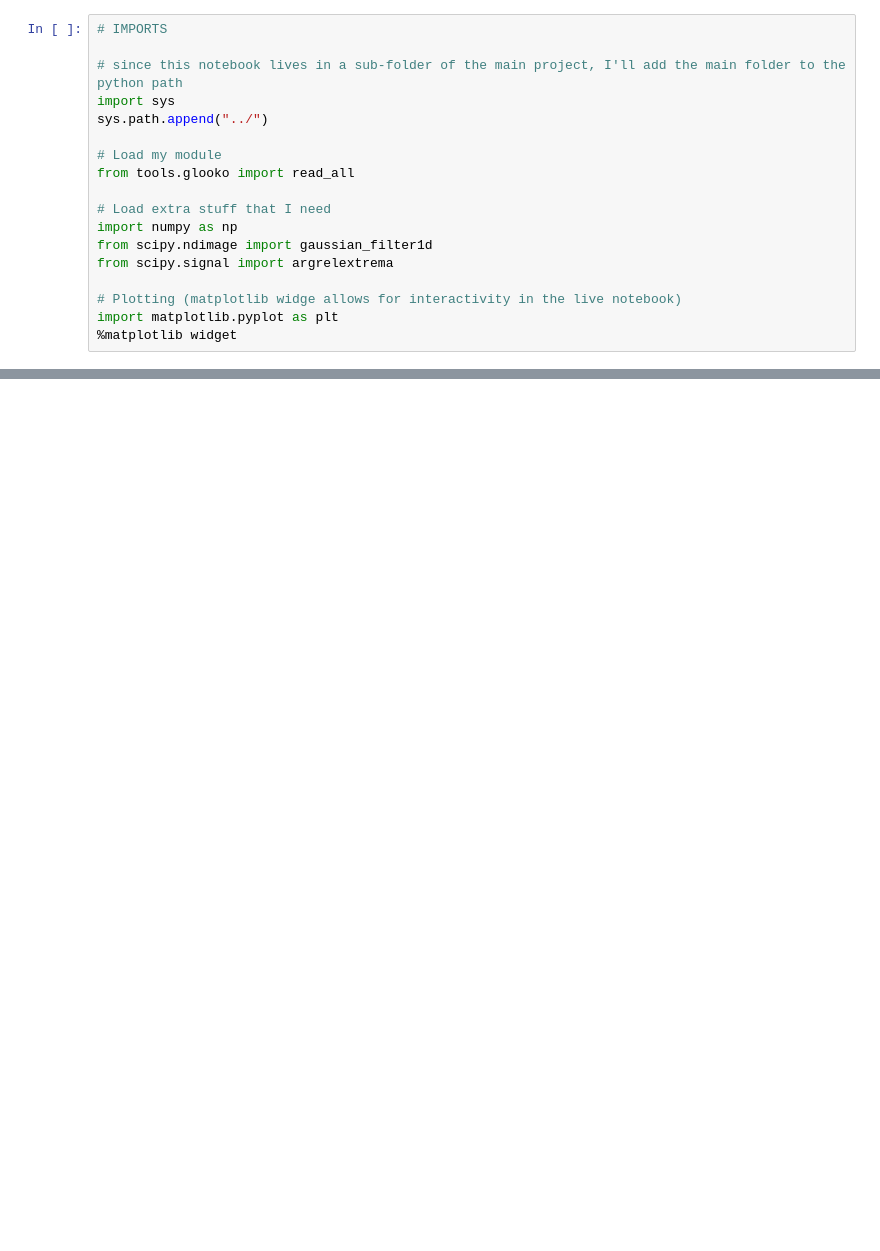
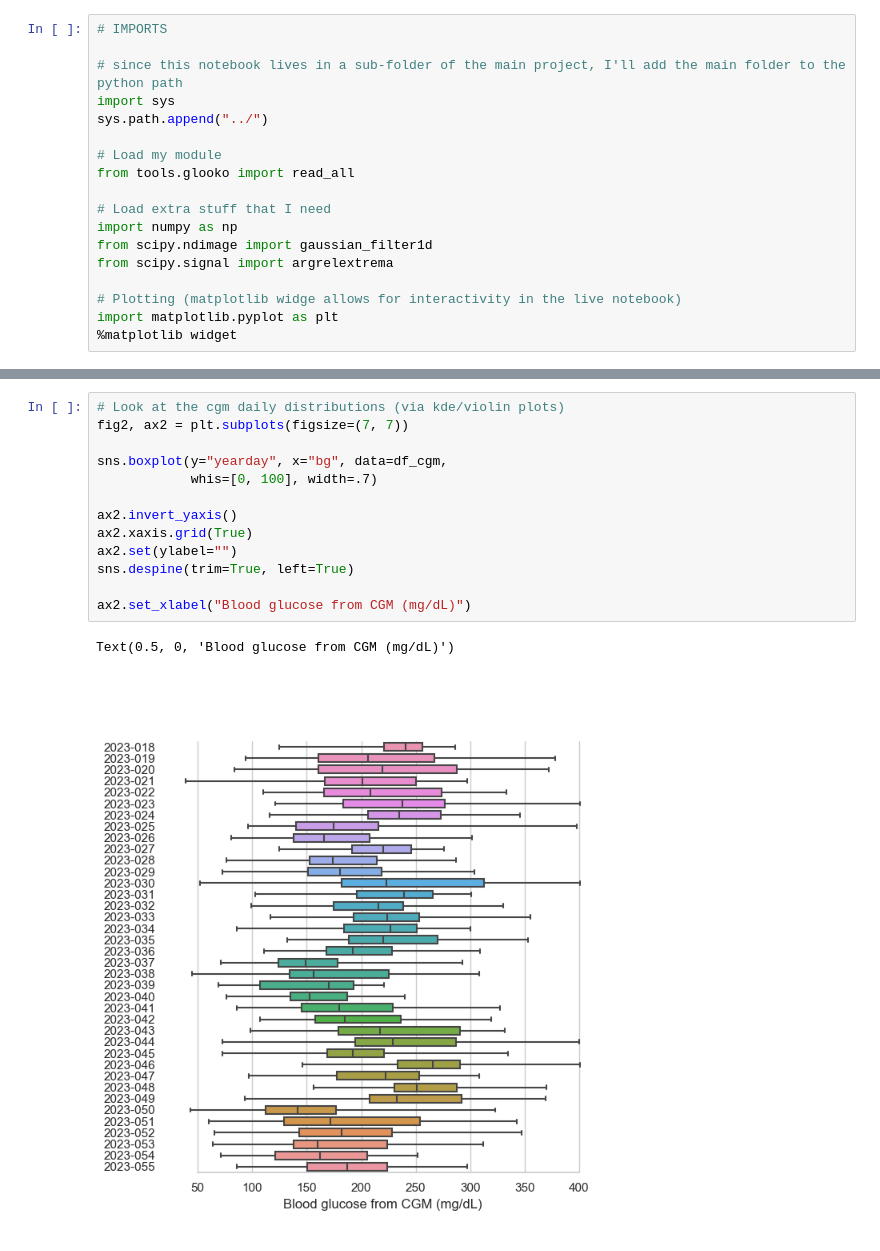
Before and after one commit to michellejw/sugar, a Jupyter notebook: notebooks/glucose-part04.ipynb, the cells around one changed output, grey strips where cells are left out. Cells and saved outputs as stored; diff of their text form; blank space fills up the shorter version.

```diff
--- a/notebooks/glucose-part04.ipynb
+++ b/notebooks/glucose-part04.ipynb
@@ -33,0 +101,16 @@ df_bolus["insulin_correction"] = df_bolus["insulin_delivered"] - df_bolus["carb_
+# %%
+# Look at the cgm daily distributions (via kde/violin plots)
+fig2, ax2 = plt.subplots(figsize=(7, 7))
+
+sns.boxplot(y="yearday", x="bg", data=df_cgm,
+            whis=[0, 100], width=.7)
+
+ax2.invert_yaxis()
+ax2.xaxis.grid(True)
+ax2.set(ylabel="")
+sns.despine(trim=True, left=True)
+
+ax2.set_xlabel("Blood glucose from CGM (mg/dL)")
+# %% [output]
+Text(0.5, 0, 'Blood glucose from CGM (mg/dL)')
+[figure, added]
```
Also changed, not shown: parts of 9 cells of this notebook, 16 other files.
